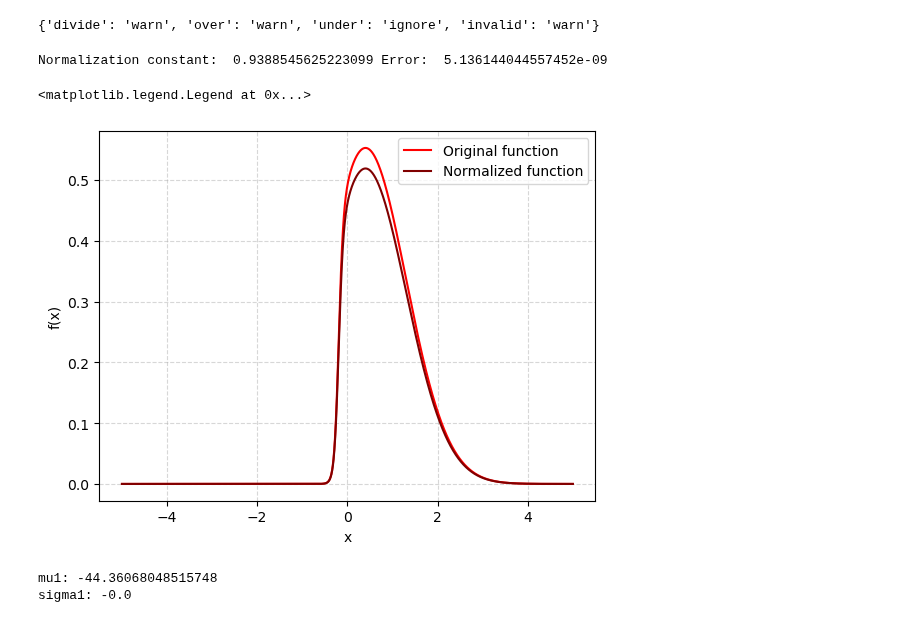
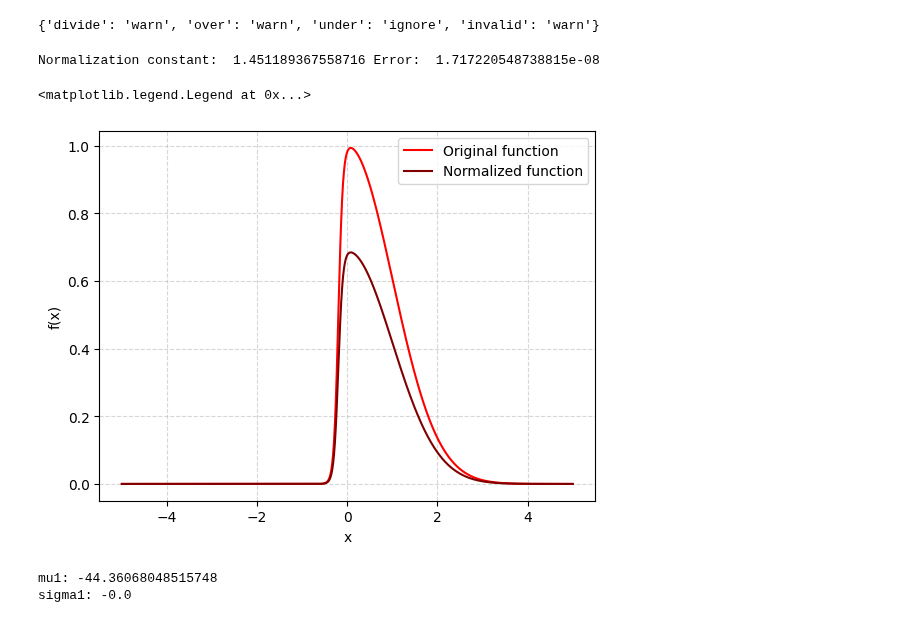
Before and after one commit to Mani0237/Prelims, a Jupyter notebook: 2021/sachin.ipynb, the cells around one changed output. Saved outputs shown, nothing was run; the diff lists cells and outputs as text; code cells hidden in the pictures.

```diff
--- a/2021/sachin.ipynb
+++ b/2021/sachin.ipynb
@@ -11,32 +11,31 @@ np.seterr(over='ignore')
 # %%
 # defining the function to be normalized
 def f(x):
     exp_term = np.exp(-x**2 / 2)
-    sigmoid_term = 1.0 / (1.0 + np.exp(-x))
-    return exp_term * sigmoid_term / (1 + np.exp(-20*x - 4))
+    return exp_term  / (1 + np.exp(-20*x - 4))
 
 
 x = np.linspace(-5,5,1000)
 plt.figure()
 plt.plot(x, f(x),color='red', label='Original function')
 
 # evaluating the normalization constant
 Z , error = quad(f, -np.inf, np.inf)
 
 print("Normalization constant: ", Z , "Error: ", error)
 
 def Normalized_f(x, Z):
-    return Z * f(x)
+    return f(x)/Z
 
 plt.plot(x, Normalized_f(x, Z),color = "maroon", label='Normalized function')
 plt.xlabel("x")
 plt.ylabel("f(x)")
 plt.grid(True, linestyle = "dashed", alpha = 0.5)
 plt.legend()
 # %% [output]
-Normalization constant:  0.9388545625223099 Error:  5.136144044557452e-09
+Normalization constant:  1.451189367558716 Error:  1.717220548738815e-08
 <matplotlib.legend.Legend at 0x...>
-[figure, old version]
+[figure, new version]
 # %%
 import numpy as np
 from scipy.optimize import minimize_scalar
```
Also changed, not shown: 11 other files.
